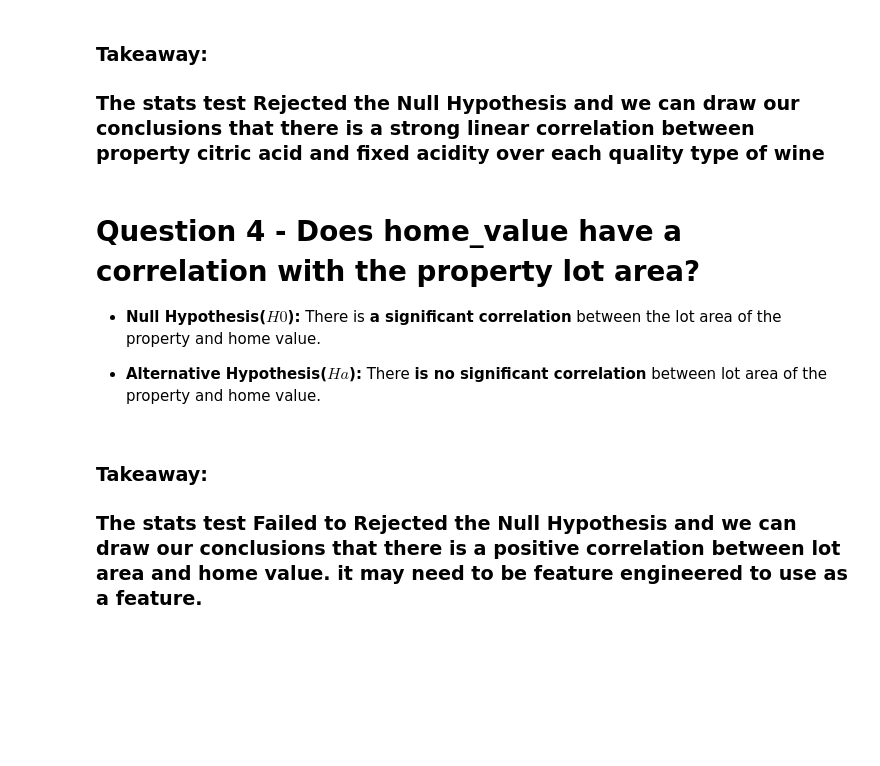
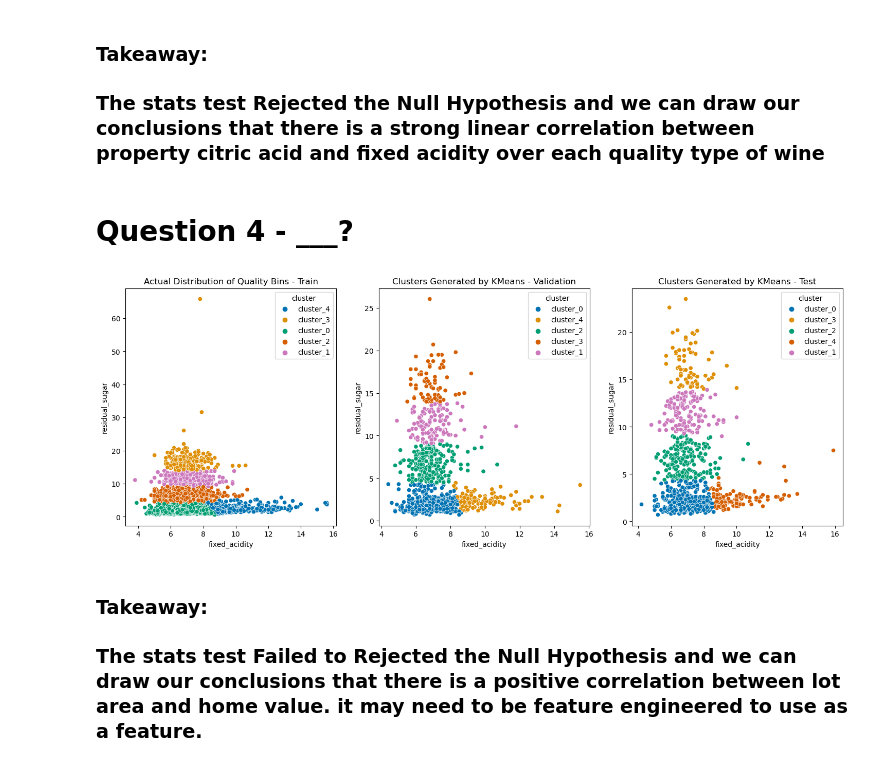
Before and after one commit to Marc-Aradillas/Wine_Project, a Jupyter notebook: Final_Notebook.ipynb, the cells around one changed output. Cells and saved outputs as stored; diff of their text form; code cells hidden in the pictures; blank space fills up the shorter version.

```diff
--- a/Final_Notebook.ipynb
+++ b/Final_Notebook.ipynb
@@ -143,14 +144,15 @@ We reject the null hypothesis with a p-value of 4.19e-159.
 ### **Takeaway:**
 ### The stats test Rejected the Null Hypothesis and we can draw our conclusions that there is a strong linear correlation between property citric acid and fixed acidity over each quality type of wine
 # %% [markdown]
-# Question 4 - **Does home_value have a correlation with the property lot area?**
-
-- **Null Hypothesis($H0$):** There is **a significant correlation** between the lot area of the property and home value.
-
-- **Alternative Hypothesis($Ha$):** There **is no significant correlation** between lot area of the property and home value.
+# Question 4 - **___?**
 # %%
+# data split and scale
+train, val, test = w.wrangle_wine()
+
 # analysis 4 visualization
-# analysis_4(train)
+e.analysis_4(train, val, test, 'fixed_acidity', 'residual_sugar', 'density')
+# %% [output]
+[figure, added]
 # %% [markdown]
 ### **Takeaway:**
 ### The stats test Failed to Rejected the Null Hypothesis and we can draw our conclusions that there is a positive correlation between lot area and home value. it may need to be feature engineered to use as a feature.
```
Also changed, not shown: parts of 3 cells of this notebook, 1 other file.
